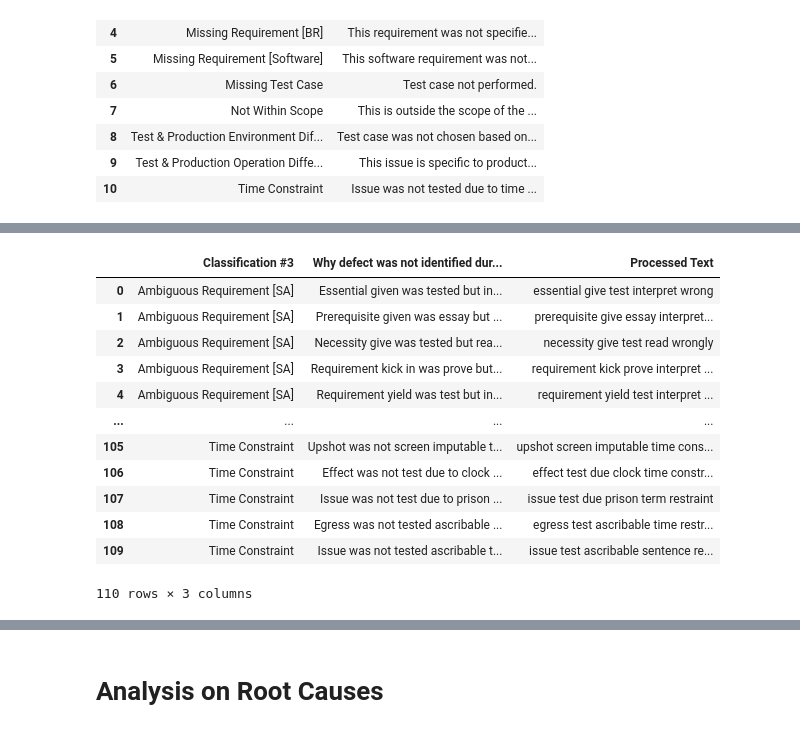
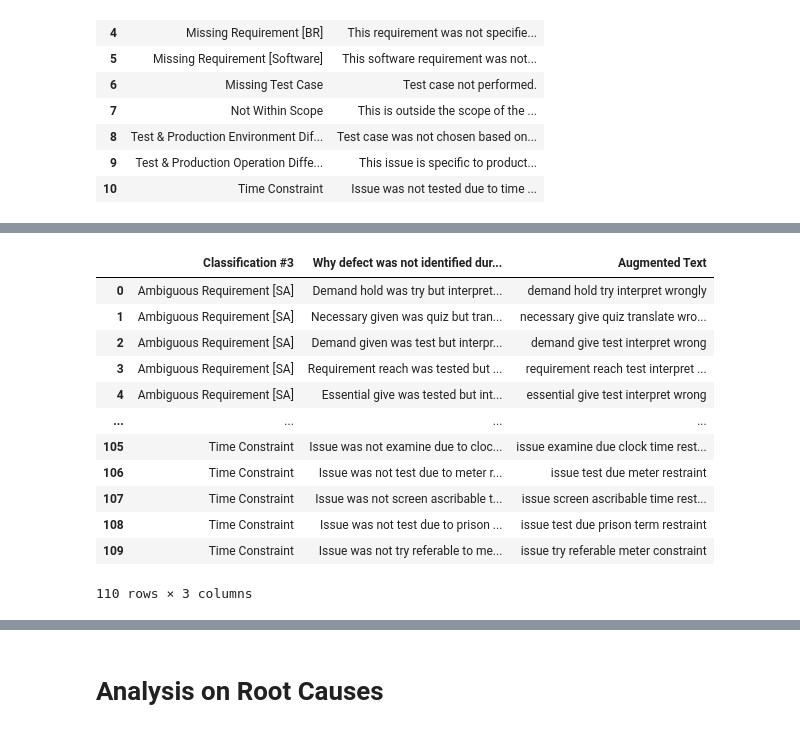
Before and after one commit to malcolmsng/BT4103, a Jupyter notebook: model.ipynb, the cells around one changed output, grey strips where cells are left out. Drawn from its saved outputs; the diff is of its cells as text; code cells hidden in the pictures.

```diff
--- a/model.ipynb
+++ b/model.ipynb
@@ -543,20 +649,20 @@ augmented_df
 110 rows × 2 columns
 # %%
-augmented_df['Processed Text'] = augmented_df['Why defect was not identified during testing'].apply(lambda x: processText(x))
+augmented_df['Augmented Text'] = augmented_df['Why defect was not identified during testing'].apply(lambda x: processText(x))
 augmented_df
 # %% [output]
-|  | Classification #3 | Why defect was not identified dur... | Processed Text |
-| 0 | Ambiguous Requirement [SA] | Essential given was tested but in... | essential give test interpret wrong |
-| 1 | Ambiguous Requirement [SA] | Prerequisite given was essay but ... | prerequisite give essay interpret... |
-| 2 | Ambiguous Requirement [SA] | Necessity give was tested but rea... | necessity give test read wrongly |
-| 3 | Ambiguous Requirement [SA] | Requirement kick in was prove but... | requirement kick prove interpret ... |
-| 4 | Ambiguous Requirement [SA] | Requirement yield was test but in... | requirement yield test interpret ... |
+|  | Classification #3 | Why defect was not identified dur... | Augmented Text |
+| 0 | Ambiguous Requirement [SA] | Demand hold was try but interpret... | demand hold try interpret wrongly |
+| 1 | Ambiguous Requirement [SA] | Necessary given was quiz but tran... | necessary give quiz translate wro... |
+| 2 | Ambiguous Requirement [SA] | Demand given was test but interpr... | demand give test interpret wrong |
+| 3 | Ambiguous Requirement [SA] | Requirement reach was tested but ... | requirement reach test interpret ... |
+| 4 | Ambiguous Requirement [SA] | Essential give was tested but int... | essential give test interpret wrong |
 | ... | ... | ... | ... |
-| 105 | Time Constraint | Upshot was not screen imputable t... | upshot screen imputable time cons... |
-| 106 | Time Constraint | Effect was not test due to clock ... | effect test due clock time constr... |
-| 107 | Time Constraint | Issue was not test due to prison ... | issue test due prison term restraint |
-| 108 | Time Constraint | Egress was not tested ascribable ... | egress test ascribable time restr... |
-| 109 | Time Constraint | Issue was not tested ascribable t... | issue test ascribable sentence re... |
+| 105 | Time Constraint | Issue was not examine due to cloc... | issue examine due clock time rest... |
+| 106 | Time Constraint | Issue was not test due to meter r... | issue test due meter restraint |
+| 107 | Time Constraint | Issue was not screen ascribable t... | issue screen ascribable time rest... |
+| 108 | Time Constraint | Issue was not test due to prison ... | issue test due prison term restraint |
+| 109 | Time Constraint | Issue was not try referable to me... | issue try referable meter constraint |
 110 rows × 3 columns
 # %%
 #Train-Test Split
```
Also changed, not shown: parts of 20 cells of this notebook.
